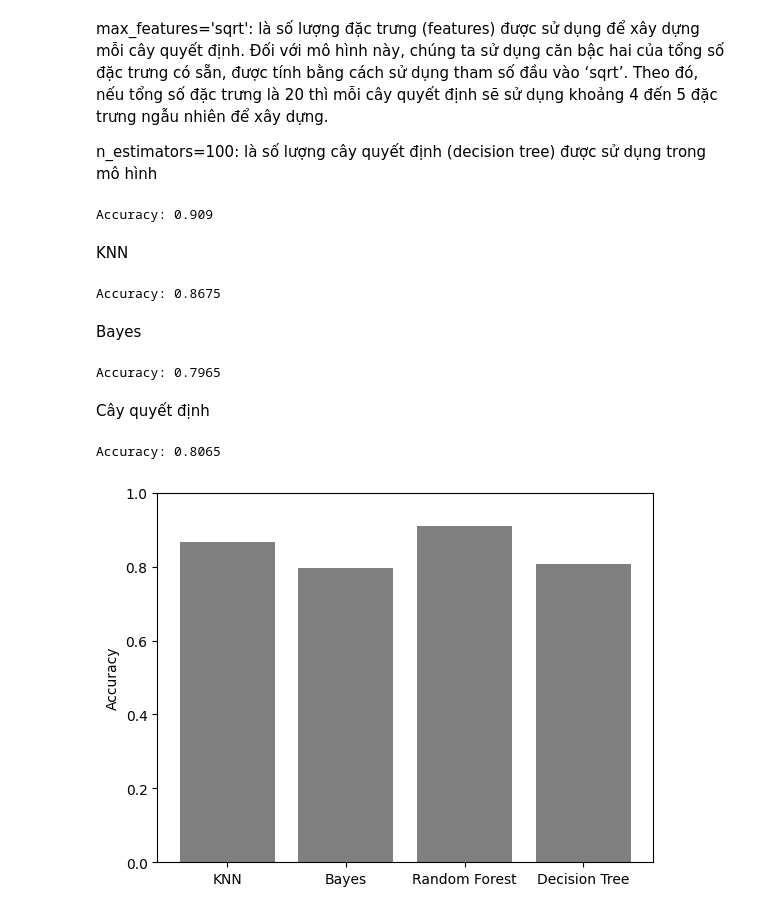
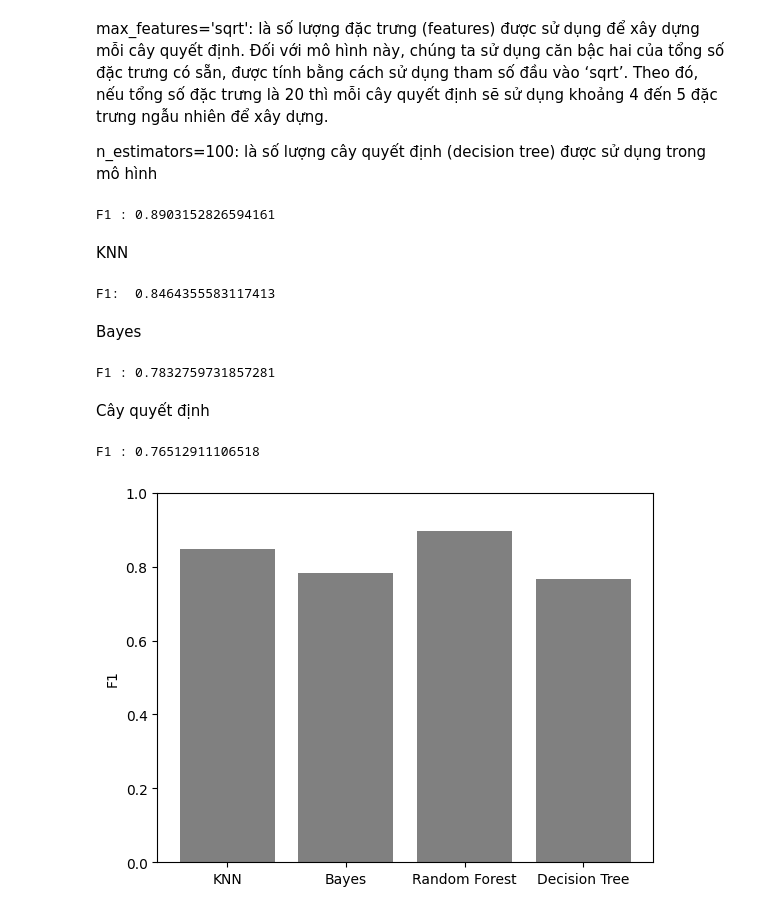
Before and after one commit to nduongctu/landsat, a Jupyter notebook: statlog.ipynb, the cells around one changed output. Saved outputs shown, nothing was run; the diff lists cells and outputs as text; code cells hidden in the pictures.

```diff
--- a/statlog.ipynb
+++ b/statlog.ipynb
@@ -87,6 +118,7 @@ max_features='sqrt': là số lượng đặc trưng (features) được sử d
 
 n_estimators=100: là số lượng cây quyết định (decision tree) được sử dụng trong mô hình
 # %%
+from sklearn.ensemble import RandomForestClassifier
 # Xây dựng mô hình Random Forest
 rf_model = RandomForestClassifier(n_estimators=100, max_features='sqrt')
 # Huấn luyện mô hình trên tập huấn luyện
@@ -94,10 +126,10 @@ rf_model.fit(X_train, y_train)
 # Sử dụng mô hình để dự đoán kết quả trên tập kiểm tra
 y_pred = rf_model.predict(X_test)
 # Đánh giá độ chính xác của mô hình trên tập kiểm tra
-acc_rf = accuracy_score(y_test, y_pred)
-print("Accuracy:", acc_rf)
+f1_rf = f1_score(y_test, y_pred, average='macro')
+print("F1 :", f1_rf)
 # %% [output]
-Accuracy: 0.909
+F1 : 0.8903152826594161
 # %% [markdown]
 KNN
 # %%
@@ -108,10 +140,10 @@ knn_model = KNeighborsClassifier(n_neighbors=50)
 knn_model.fit(X_train, y_train)
 # Sử dụng mô hình để dự đoán kết quả trên tập kiểm tra
 y_pred = knn_model.predict(X_test)
-acc_knn = accuracy_score(y_test, y_pred)
-print("Accuracy:", acc_knn)
+f1_knn = f1_score(y_test, y_pred, average='macro')
+print("F1: ",f1_knn)
 # %% [output]
-Accuracy: 0.8675
+F1:  0.8464355583117413
 # %% [markdown]
 Bayes
 # %%
@@ -119,10 +151,10 @@ from sklearn.naive_bayes import GaussianNB
 bayes_model = GaussianNB()
 bayes_model.fit(X_train, y_train)
 y_pred = bayes_model.predict(X_test)
-acc_bayes = accuracy_score(y_test, y_pred)
-print("Accuracy:", acc_bayes)
+f1_bayes = f1_score(y_test, y_pred, average='macro')
+print("F1 :", f1_bayes)
 # %% [output]
-Accuracy: 0.7965
+F1 : 0.7832759731857281
 # %% [markdown]
 Cây quyết định
 # %%
@@ -134,18 +166,18 @@ dt_model.fit(X_train, y_train)
 # Sử dụng mô hình để dự đoán kết quả trên tập kiểm tra
 y_pred = dt_model.predict(X_test)
 # Đánh giá độ chính xác của mô hình trên tập kiểm tra
-acc_dt = accuracy_score(y_test, y_pred)
-print("Accuracy:", acc_dt)
+f1_dt = f1_score(y_test, y_pred, average='macro')
+print("F1 :", f1_dt)
 # %% [output]
-Accuracy: 0.8065
+F1 : 0.76512911106518
 # %%
 import matplotlib.pyplot as plt
 
 models = ['KNN', 'Bayes','Random Forest','Decision Tree']
-accuracy = [acc_knn, acc_bayes,acc_rf,acc_dt]
+accuracy = [f1_knn, f1_bayes,f1_rf,f1_dt]
 plt.bar(models, accuracy, color='gray')
-plt.ylabel("Accuracy")
+plt.ylabel("F1")
 plt.ylim(0.0, 1.0)
 plt.show()
 # %% [output]
-[figure, old version]
+[figure, new version]
```
Also changed, not shown: parts of 6 cells of this notebook.
